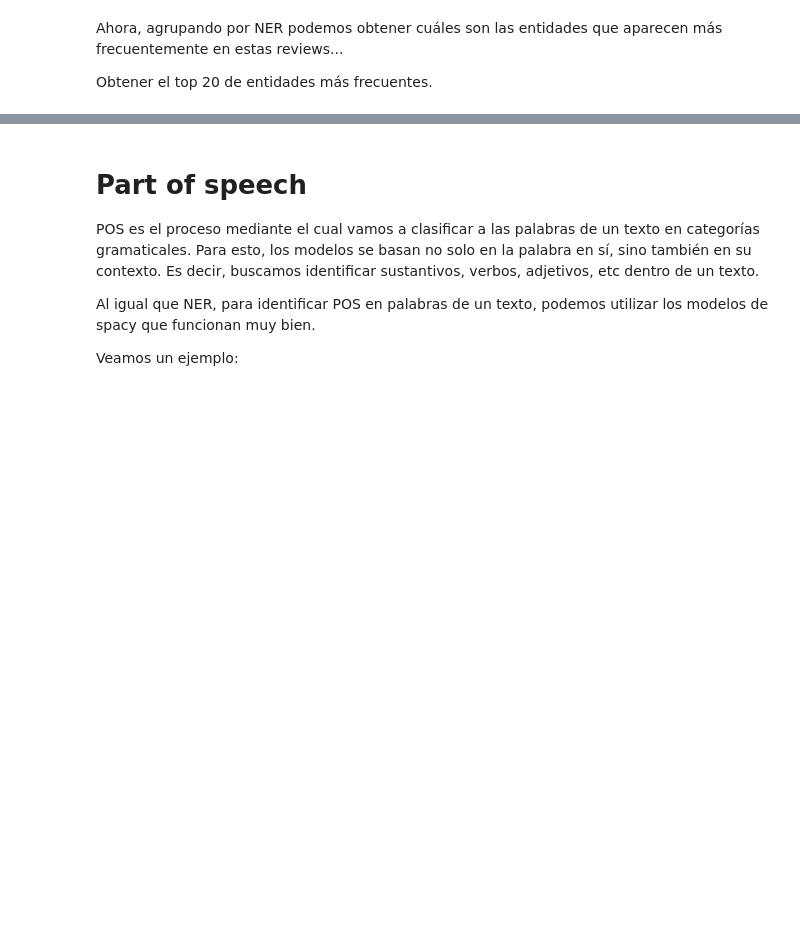
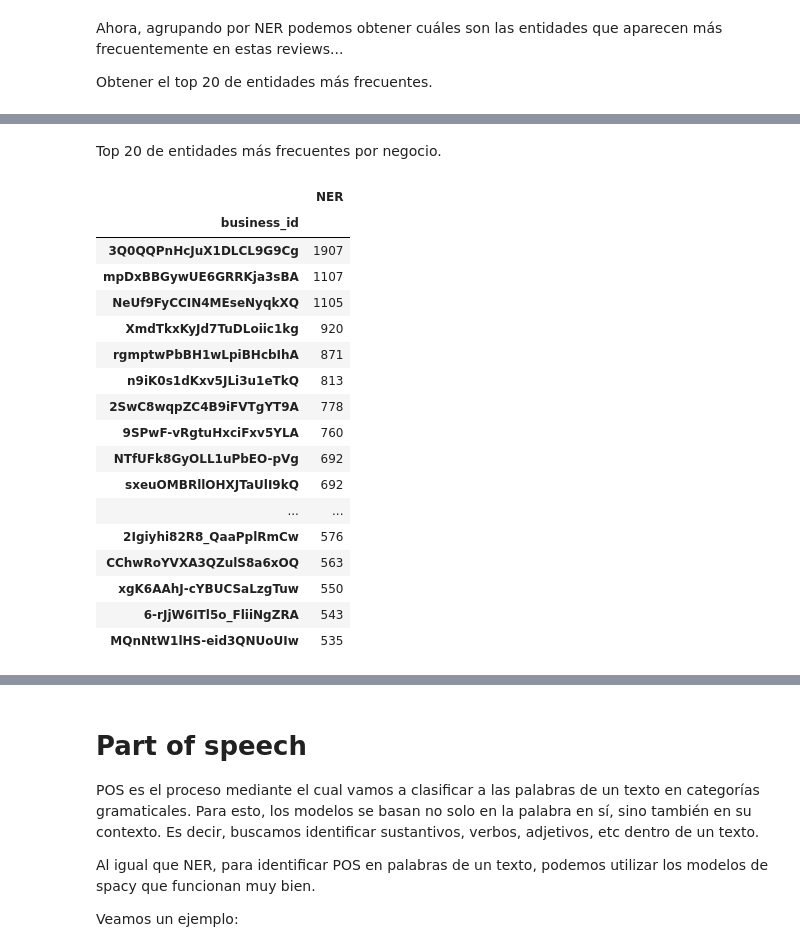
Before and after one commit to ivanjavierparra/Data-Science-Sprint-2, a Jupyter notebook: Segunda_entrega_NLP.ipynb, the cells around one changed output, grey strips where cells are left out. Drawn from its saved outputs; the diff is of its cells as text; code cells hidden in the pictures; blank space fills up the shorter version.

```diff
--- a/Segunda_entrega_NLP.ipynb
+++ b/Segunda_entrega_NLP.ipynb
@@ -264,0 +321,23 @@ KeyboardInterrupt
+# %% [markdown]
+Top 20 de entidades más frecuentes por negocio.
+# %%
+df_exploded.groupby("business_id").agg({'NER':'count'}).sort_values(by="NER", ascending=False).head(20)
+# %% [output]
+|  | NER |
+| business_id |  |
+| 3Q0QQPnHcJuX1DLCL9G9Cg | 1907 |
+| mpDxBBGywUE6GRRKja3sBA | 1107 |
+| NeUf9FyCCIN4MEseNyqkXQ | 1105 |
+| XmdTkxKyJd7TuDLoiic1kg | 920 |
+| rgmptwPbBH1wLpiBHcbIhA | 871 |
+| n9iK0s1dKxv5JLi3u1eTkQ | 813 |
+| 2SwC8wqpZC4B9iFVTgYT9A | 778 |
+| 9SPwF-vRgtuHxciFxv5YLA | 760 |
+| NTfUFk8GyOLL1uPbEO-pVg | 692 |
+| sxeuOMBRllOHXJTaUlI9kQ | 692 |
+| ... | ... |
+| 2Igiyhi82R8_QaaPplRmCw | 576 |
+| CChwRoYVXA3QZulS8a6xOQ | 563 |
+| xgK6AAhJ-cYBUCSaLzgTuw | 550 |
+| 6-rJjW6ITl5o_FliiNgZRA | 543 |
+| MQnNtW1lHS-eid3QNUoUIw | 535 |
```
Also changed, not shown: parts of 10 cells of this notebook.
